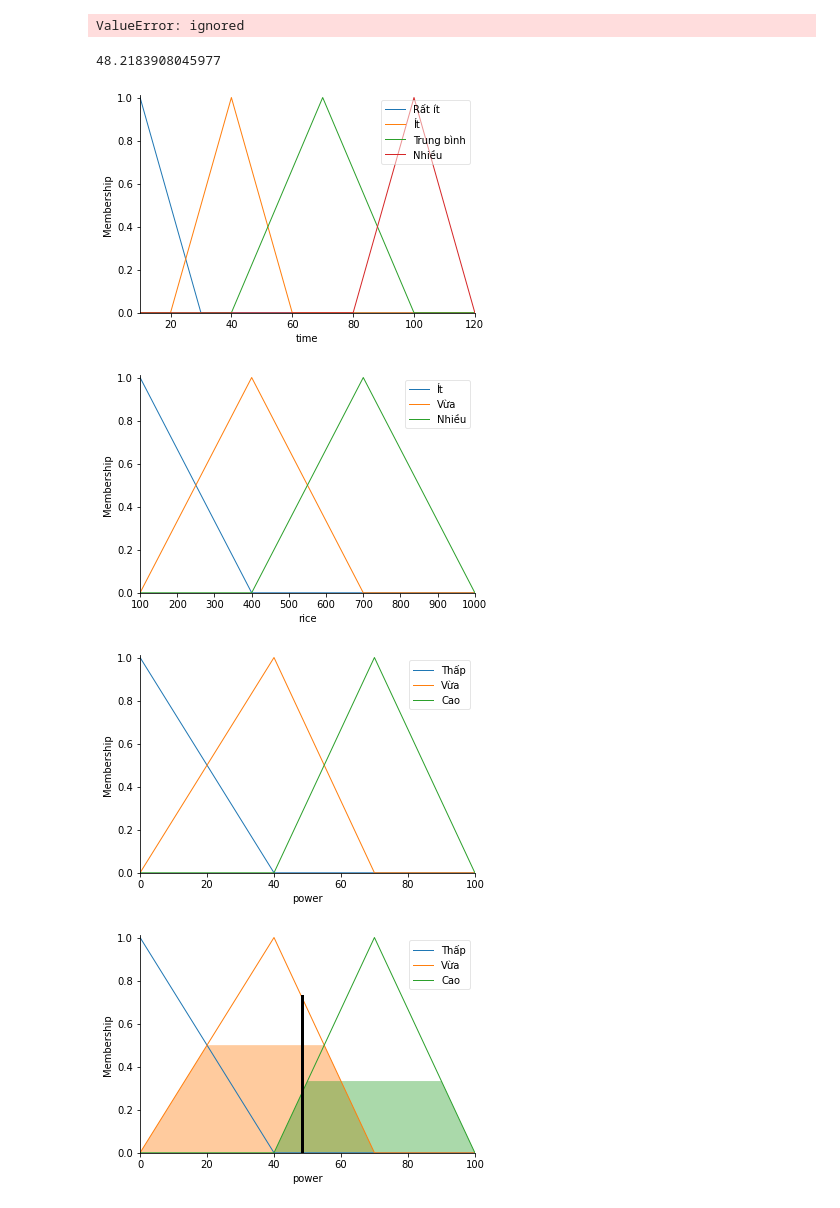
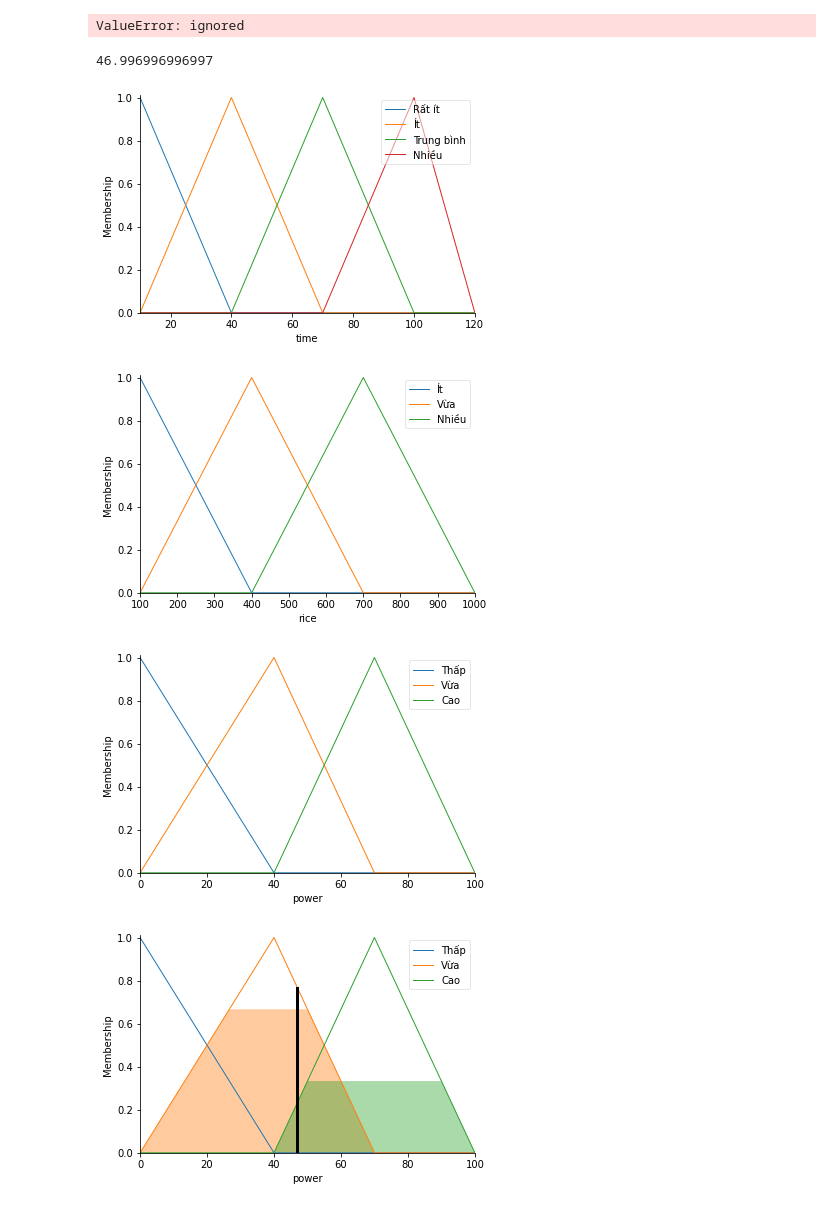
Before and after one commit to HoangKhaLe/b-i-t-p-n-i-c-m-i-n, a Jupyter notebook: Untitled0.ipynb, the cells around one changed output. Cells and saved outputs as stored; diff of their text form; code cells hidden in the pictures.

```diff
--- a/Untitled0.ipynb
+++ b/Untitled0.ipynb
@@ -380,10 +380,10 @@ time = ctrl.Antecedent(np.arange(10,130,10),'time')
 rice = ctrl.Antecedent(np.arange(100,1100,100),'rice')
 power = ctrl.Consequent(np.arange(0,110,10),'power')
 
-time['Rất ít'] = fuzz.trimf(time.universe,[10,10,30])
-time['Ít'] = fuzz.trimf(time.universe,[20,40,60])
+time['Rất ít'] = fuzz.trimf(time.universe,[10,10,40])
+time['Ít'] = fuzz.trimf(time.universe,[10,40,70])
 time['Trung bình'] = fuzz.trimf(time.universe,[40,70,100])
-time['Nhiều'] = fuzz.trimf(time.universe,[80,100,120])
+time['Nhiều'] = fuzz.trimf(time.universe,[70,100,120])
 time.view()
 
 rice['Ít'] = fuzz.trimf(rice.universe,[100,100,400])
@@ -395,33 +395,33 @@ power['Thấp'] = fuzz.trimf(power.universe,[0,0,40])
 power['Vừa'] = fuzz.trimf(power.universe,[0,40,70])
 power['Cao'] = fuzz.trimf(power.universe,[40,70,100])
 power.view()
 
 rule1 = ctrl.Rule(rice['Ít'] & time['Rất ít'], power['Thấp'])
 rule2 = ctrl.Rule(rice['Vừa'] & time['Rất ít'], power['Vừa'])
 rule3 = ctrl.Rule(rice['Nhiều'] & time['Rất ít'], power['Cao'])
 
 rule4 = ctrl.Rule(rice['Ít'] & time['Ít'], power['Thấp'])
 rule5 = ctrl.Rule(rice['Vừa'] & time['Ít'], power['Vừa'])
 rule6 = ctrl.Rule(rice['Nhiều'] & time['Ít'], power['Cao'])
 
 rule7 = ctrl.Rule(rice['Ít'] & time['Trung bình'], power['Thấp'])
 rule8 = ctrl.Rule(rice['Vừa'] & time['Trung bình'], power['Thấp'])
 rule9 = ctrl.Rule(rice['Nhiều'] & time['Trung bình'], power['Vừa'])
 
 rule10 = ctrl.Rule(rice['Ít'] & time['Nhiều'], power['Thấp'])
 rule11 = ctrl.Rule(rice['Vừa'] & time['Nhiều'], power['Thấp'])
 rule12 = ctrl.Rule(rice['Nhiều'] & time['Nhiều'], power['Thấp'])
 
 system_ctrl= ctrl.ControlSystem(rules=[rule1, rule1, rule2, rule3, rule4, rule5, rule6, rule7, rule8, rule9, rule10, rule11, rule12])
 system=ctrl.ControlSystemSimulation(system_ctrl)
 system.input['rice']=500
 system.input['time']=30
 system.compute()
 print(system.output['power'])
 power.view(sim=system)
 # %% [output]
-48.2183908045977
+46.996996996997
-[figure, old version]
+[figure, new version]
 [figure]
 [figure]
-[figure, old version]
+[figure, new version]
```
